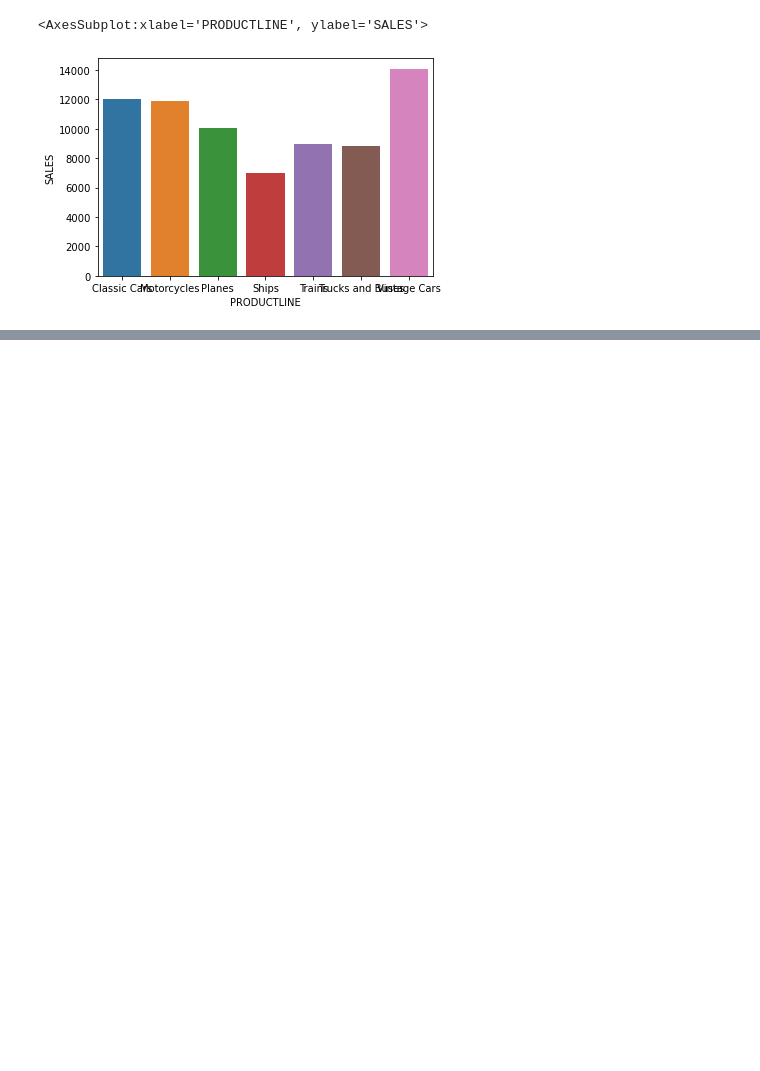
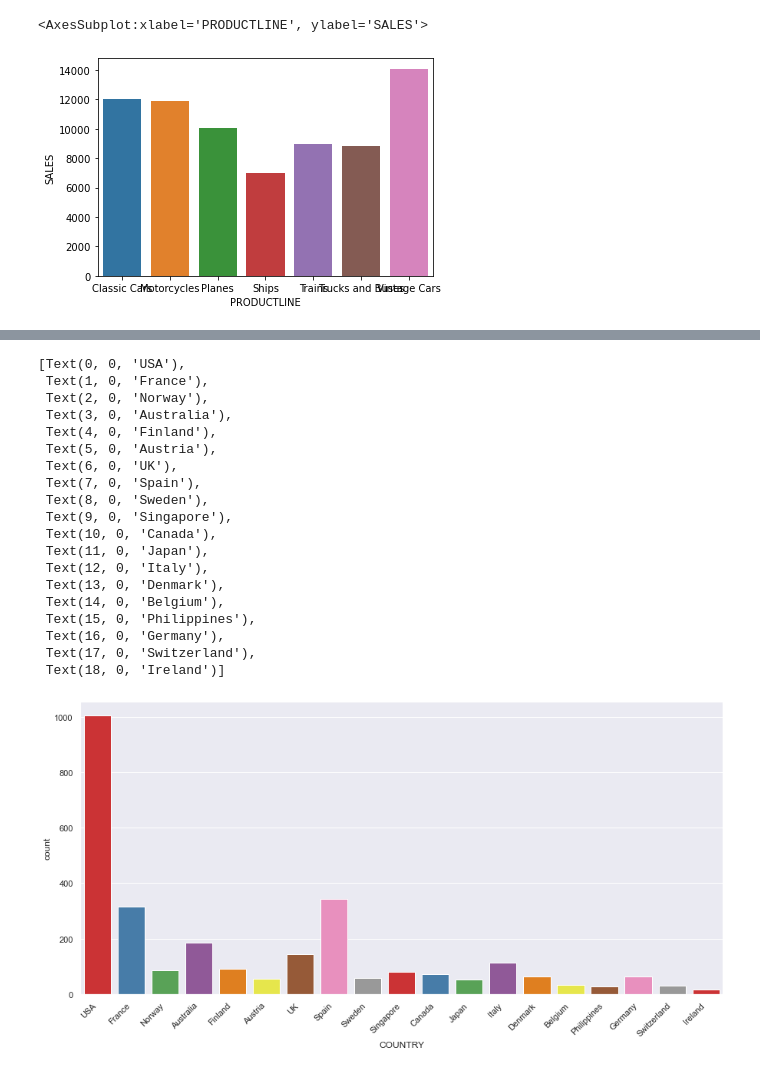
Before and after one commit to olalekeolaleke/Sales-Analysis, a Jupyter notebook: sales_analysis.ipynb, the cells around one changed output, grey strips where cells are left out. Saved outputs shown, nothing was run; the diff lists cells and outputs as text; code cells hidden in the pictures; blank space fills up the shorter version.

```diff
--- a/sales_analysis.ipynb
+++ b/sales_analysis.ipynb
@@ -92,0 +115,28 @@ Name: TERRITORY, dtype: int64
+# %%
+plt.figure(figsize=(15,7))
+chart = sns.countplot(
+    x = data_df['COUNTRY'],
+    palette='Set1'
+)
+chart.set_xticklabels(chart.get_xticklabels(), rotation=45, horizontalalignment='right')
+# %% [output]
+[Text(0, 0, 'USA'),
+ Text(1, 0, 'France'),
+ Text(2, 0, 'Norway'),
+ Text(3, 0, 'Australia'),
+ Text(4, 0, 'Finland'),
+ Text(5, 0, 'Austria'),
+ Text(6, 0, 'UK'),
+ Text(7, 0, 'Spain'),
+ Text(8, 0, 'Sweden'),
+ Text(9, 0, 'Singapore'),
+ Text(10, 0, 'Canada'),
+ Text(11, 0, 'Japan'),
+ Text(12, 0, 'Italy'),
+ Text(13, 0, 'Denmark'),
+ Text(14, 0, 'Belgium'),
+ Text(15, 0, 'Philippines'),
+ Text(16, 0, 'Germany'),
+ Text(17, 0, 'Switzerland'),
+ Text(18, 0, 'Ireland')]
+[figure, added]
```
Also changed, not shown: parts of 5 cells of this notebook.
